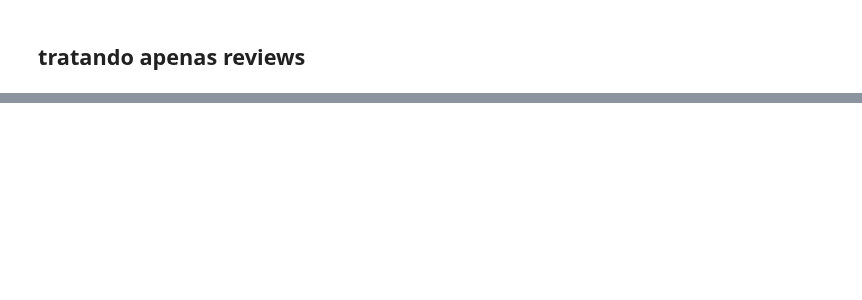
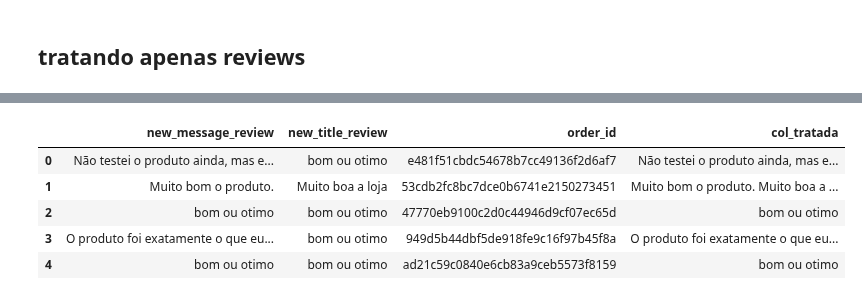
Before and after one commit to petersonrs/petersonrs, a Jupyter notebook: Koalas01.ipynb, the cells around one changed output, grey strips where cells are left out. Cells and saved outputs as stored; diff of their text form; code cells hidden in the pictures; blank space fills up the shorter version.

```diff
--- a/Koalas01.ipynb
+++ b/Koalas01.ipynb
@@ -172,0 +231,4 @@ transformacao_final = ds_dados_tratados.copy() # só pra manter o mesmo nome
+# %%
+dados_tratados = '/content/drive/MyDrive/Colab Notebooks/StackKoala/processado/dados_transformados_titulos_mensagens.csv'
+ds_dados_tratados = pd.read_csv(dados_tratados, index_col=False, encoding='utf8')
+transformacao_final = ds_dados_tratados.copy() # só pra manter o mesmo nome
@@ -172,0 +249,2 @@ transformacao_final = ds_dados_tratados.copy() # só pra manter o mesmo nome
+# %%
+transformacao_final['col_tratada'] = None
@@ -172,0 +260,9 @@ transformacao_final = ds_dados_tratados.copy() # só pra manter o mesmo nome
+# %%
+transformacao_final.head(5)
+# %% [output]
+|  | new_message_review | new_title_review | order_id | col_tratada |
+| 0 | Não testei o produto ainda, mas e... | bom ou otimo | e481f51cbdc54678b7cc49136f2d6af7 | Não testei o produto ainda, mas e... |
+| 1 | Muito bom o produto. | Muito boa a loja | 53cdb2fc8bc7dce0b6741e2150273451 | Muito bom o produto. Muito boa a ... |
+| 2 | bom ou otimo | bom ou otimo | 47770eb9100c2d0c44946d9cf07ec65d | bom ou otimo |
+| 3 | O produto foi exatamente o que eu... | bom ou otimo | 949d5b44dbf5de918fe9c16f97b45f8a | O produto foi exatamente o que eu... |
+| 4 | bom ou otimo | bom ou otimo | ad21c59c0840e6cb83a9ceb5573f8159 | bom ou otimo |
```
Also changed, not shown: parts of 31 cells of this notebook.
